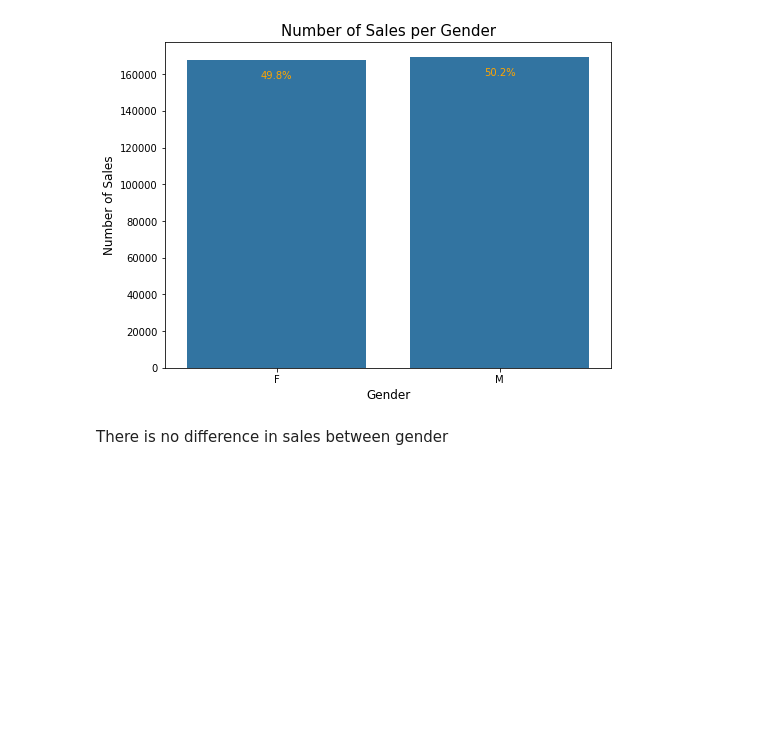
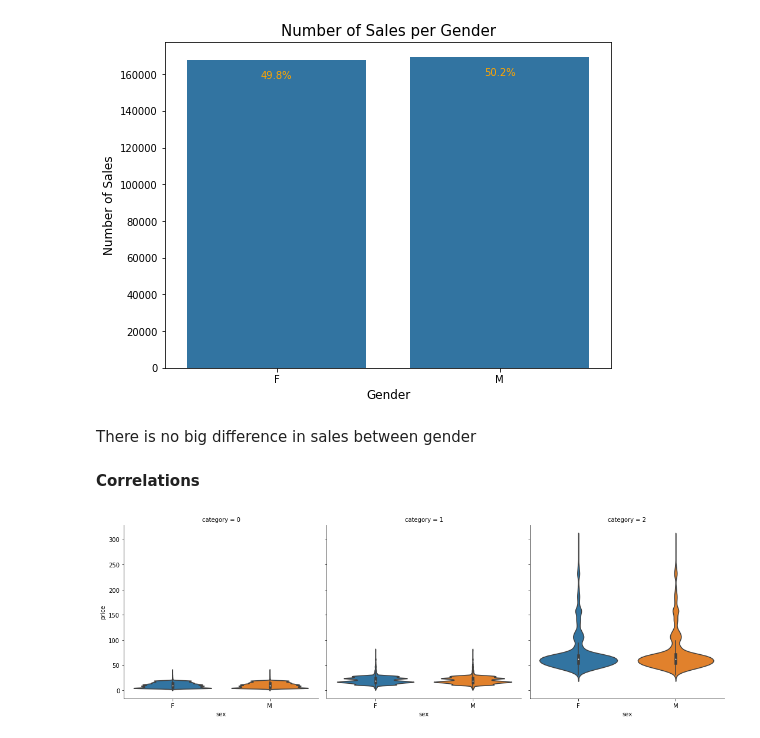
Before and after one commit to furawa/OC_data_analyst_projects, a Jupyter notebook: 02_analyze_company_sales/analyze_company_sales.ipynb, the cells around one changed output. Cells and saved outputs as stored; diff of their text form; code cells hidden in the pictures; blank space fills up the shorter version.

```diff
--- a/02_analyze_company_sales/analyze_company_sales.ipynb
+++ b/02_analyze_company_sales/analyze_company_sales.ipynb
@@ -338,6 +338,10 @@ sales_merge.head()
 | 2 | 374 | 2021-09-23 15:13:46.938559 | 94290 | 4270 | 1 | C | S | 10.71 | ... |
 | 3 | 2186 | 2021-10-17 03:27:18.783634 | 105936 | 4597 | 0 | C | S | 4.20 | ... |
 | 4 | 1351 | 2021-07-17 20:34:25.800563 | 63642 | 1242 | 0 | C | S | 8.99 | ... |
+# %%
+# Create the variable age, today date - birth date
+sales_merge["age"] = datetime.datetime.now().year - birth
+sales_merge.head()
 # %% [markdown]
 ## ANALYZE THE DATA
 
@@ -486,4 +490,11 @@ for loc, label in zip(locs, labels):
 # %% [output]
 [figure]
 # %% [markdown]
-There is no difference in sales between gender
+There is no big difference in sales between gender
+# %% [markdown]
+**Correlations**
+# %%
+# Correlation between gender and categories of products purchased
+sb.catplot(x = "sex", y = "price", col = "category", kind = "violin" ,split = True, data = sales_merge);
+# %% [output]
+[figure, added]
```
Also changed, not shown: parts of 2 cells of this notebook.
